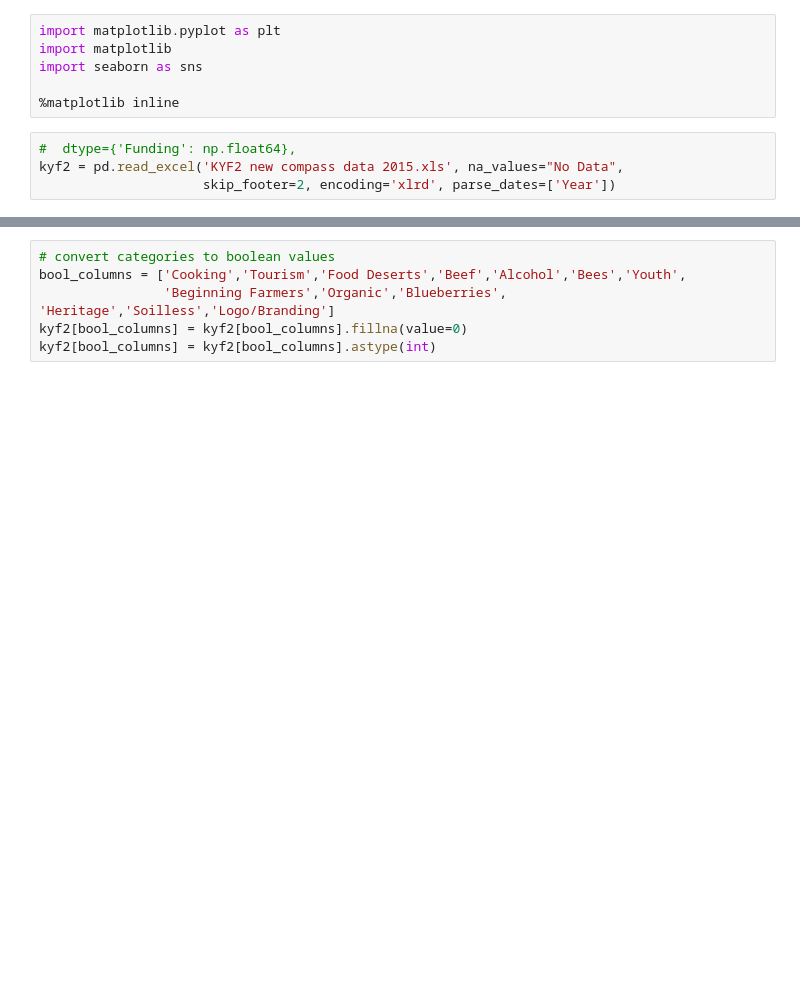
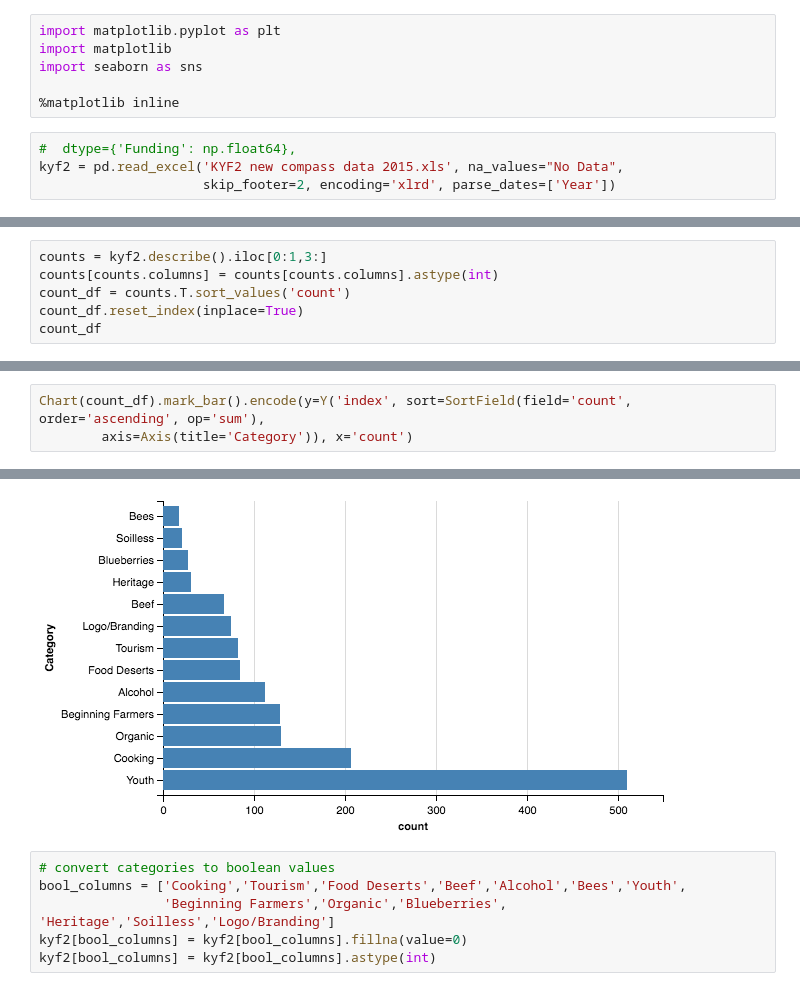
Before and after one commit to mroswell/know-your-farmer-analysis, a Jupyter notebook: KYF2-analysis.ipynb, the cells around one changed output, grey strips where cells are left out. Drawn from its saved outputs; the diff is of its cells as text; blank space fills up the shorter version.

```diff
--- a/KYF2-analysis.ipynb
+++ b/KYF2-analysis.ipynb
@@ -28,0 +38,6 @@ kyf2.describe()
+# %%
+counts = kyf2.describe().iloc[0:1,3:]
+counts[counts.columns] = counts[counts.columns].astype(int)
+count_df = counts.T.sort_values('count')
+count_df.reset_index(inplace=True)
+count_df
@@ -28,0 +59,4 @@ kyf2.describe()
+# %%
+Chart(count_df).mark_bar().encode(y=Y('index', sort=SortField(field='count', order='ascending', op='sum'),
+        axis=Axis(title='Category')), x='count')
+# %% [output]
@@ -29,3 +64,4 @@ kyf2.describe()
+[figure, added]
 # %%
 # convert categories to boolean values
 bool_columns = ['Cooking','Tourism','Food Deserts','Beef','Alcohol','Bees','Youth',
```
Also changed, not shown: parts of 47 cells of this notebook.
